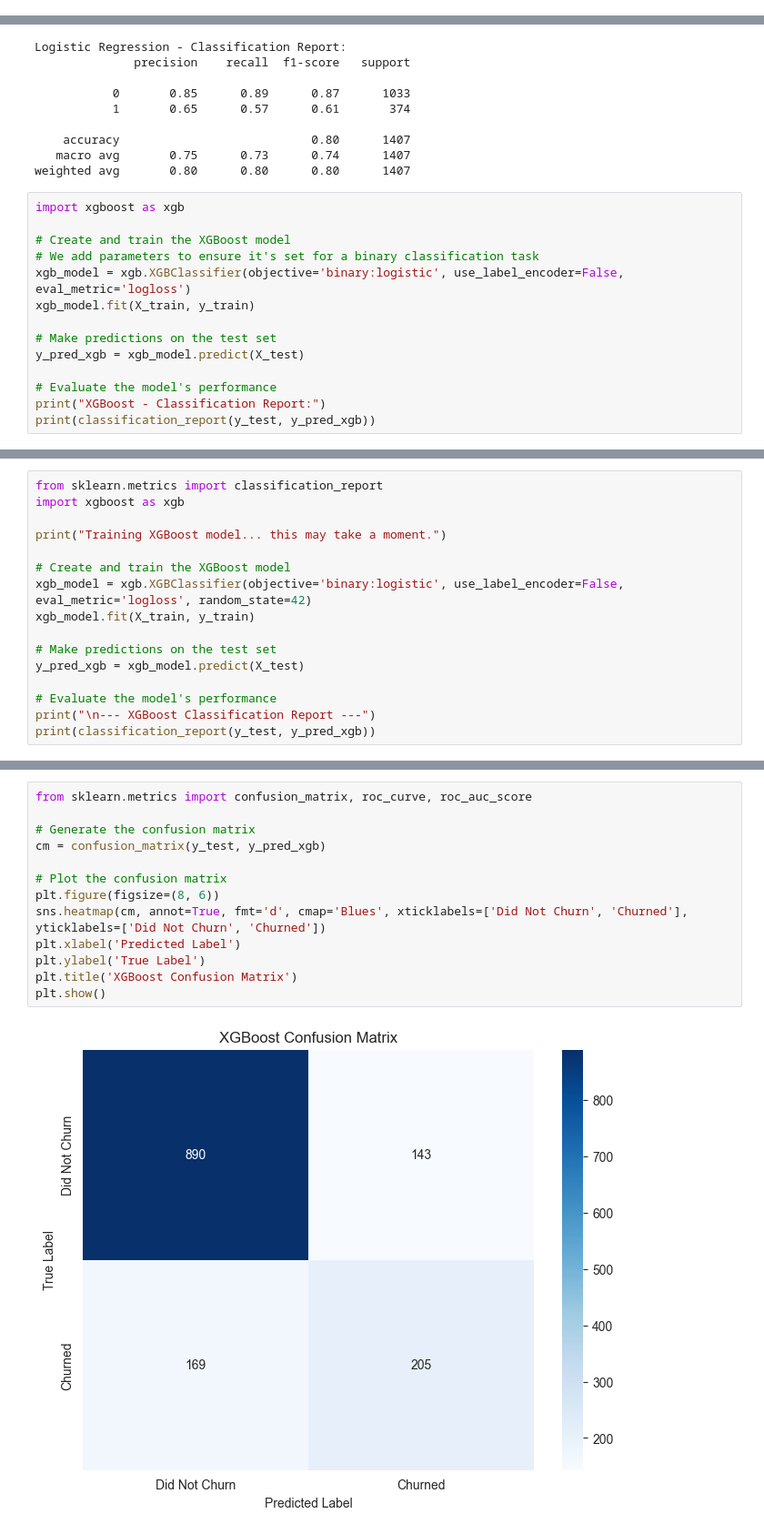
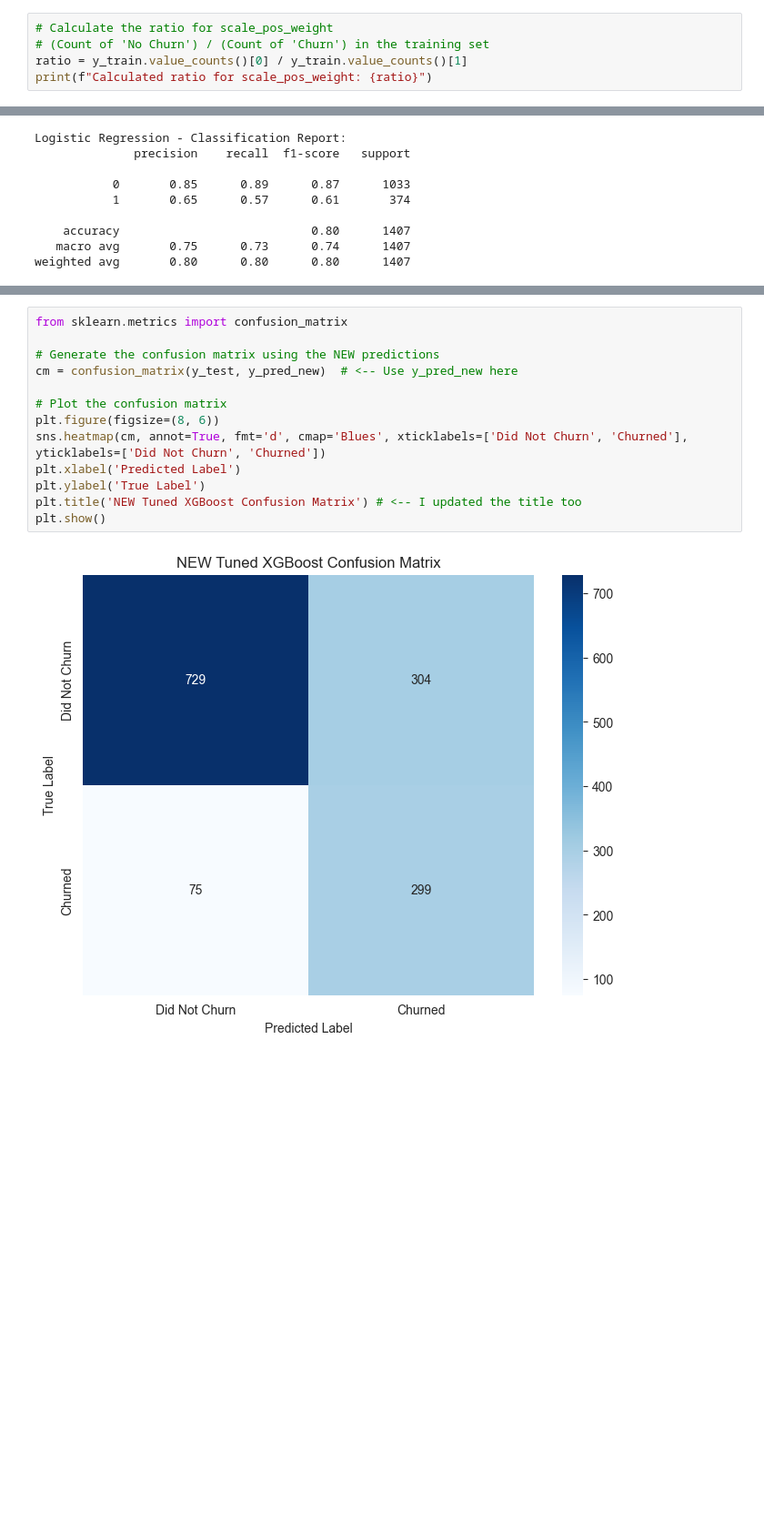
Before and after one commit to RAHULBONEY/predictingchurnof-a-customer, a Jupyter notebook: notebooks/churn analysis.ipynb, the cells around one changed output, grey strips where cells are left out. Shown: that part at 91% size. Saved outputs shown, nothing was run; the diff lists cells and outputs as text; blank space fills up the shorter version.

Commit message:
Add tuned model, app.py, and all assets for deployment

```diff
--- a/notebooks/churn analysis.ipynb
+++ b/notebooks/churn analysis.ipynb
@@ -107,3 +107,8 @@ y = df_dummies['Churn']
 # Split the data into training and testing sets (80% train, 20% test)
 # stratify=y ensures the churn proportion is the same in both train and test sets
 X_train, X_test, y_train, y_test = train_test_split(X, y, test_size=0.2, random_state=42, stratify=y)
+# %%
+# Calculate the ratio for scale_pos_weight
+# (Count of 'No Churn') / (Count of 'Churn') in the training set
+ratio = y_train.value_counts()[0] / y_train.value_counts()[1]
+print(f"Calculated ratio for scale_pos_weight: {ratio}")
@@ -145,17 +152,3 @@ Logistic Regression - Classification Report:
     accuracy                           0.80      1407
    macro avg       0.75      0.73      0.74      1407
 weighted avg       0.80      0.80      0.80      1407
-# %%
-import xgboost as xgb
-
-# Create and train the XGBoost model
-# We add parameters to ensure it's set for a binary classification task
-xgb_model = xgb.XGBClassifier(objective='binary:logistic', use_label_encoder=False, eval_metric='logloss')
-xgb_model.fit(X_train, y_train)
-
-# Make predictions on the test set
-y_pred_xgb = xgb_model.predict(X_test)
-
-# Evaluate the model's performance
-print("XGBoost - Classification Report:")
-print(classification_report(y_test, y_pred_xgb))
@@ -175,16 +154,0 @@ Parameters: { "use_label_encoder" } are not used.
-# %%
-from sklearn.metrics import classification_report
-import xgboost as xgb
-
-print("Training XGBoost model... this may take a moment.")
-
-# Create and train the XGBoost model
-xgb_model = xgb.XGBClassifier(objective='binary:logistic', use_label_encoder=False, eval_metric='logloss', random_state=42)
-xgb_model.fit(X_train, y_train)
-
-# Make predictions on the test set
-y_pred_xgb = xgb_model.predict(X_test)
-
-# Evaluate the model's performance
-print("\n--- XGBoost Classification Report ---")
-print(classification_report(y_test, y_pred_xgb))
@@ -206,16 +212,16 @@ Parameters: { "use_label_encoder" } are not used.
 # %%
-from sklearn.metrics import confusion_matrix, roc_curve, roc_auc_score
+from sklearn.metrics import confusion_matrix
 
-# Generate the confusion matrix
-cm = confusion_matrix(y_test, y_pred_xgb)
+# Generate the confusion matrix using the NEW predictions
+cm = confusion_matrix(y_test, y_pred_new)  # <-- Use y_pred_new here
 
 # Plot the confusion matrix
 plt.figure(figsize=(8, 6))
 sns.heatmap(cm, annot=True, fmt='d', cmap='Blues', xticklabels=['Did Not Churn', 'Churned'], yticklabels=['Did Not Churn', 'Churned'])
 plt.xlabel('Predicted Label')
 plt.ylabel('True Label')
-plt.title('XGBoost Confusion Matrix')
+plt.title('NEW Tuned XGBoost Confusion Matrix') # <-- I updated the title too
 plt.show()
 # %% [output]
-[figure, old version]
+[figure, new version]
 # %%
```
Also changed, not shown: parts of 8 cells of this notebook, 8 other files.
